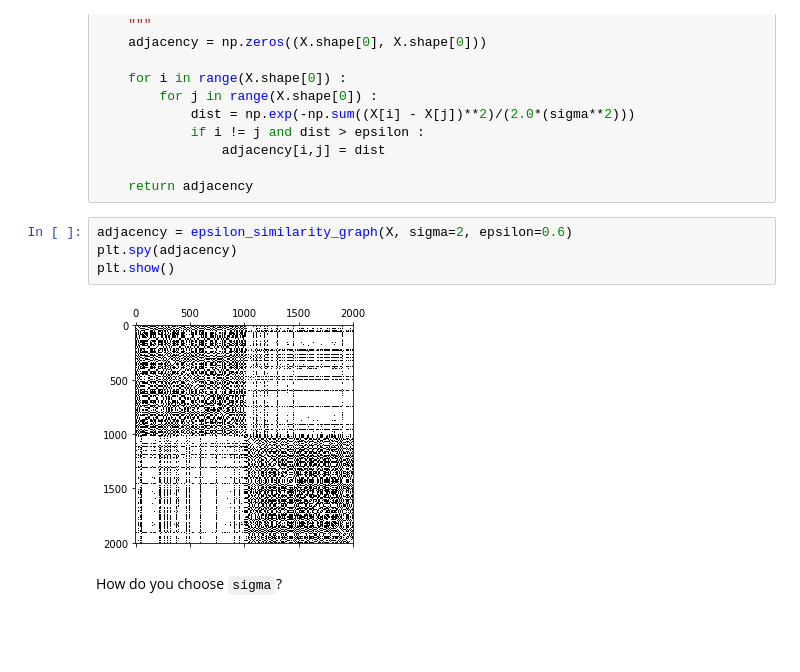
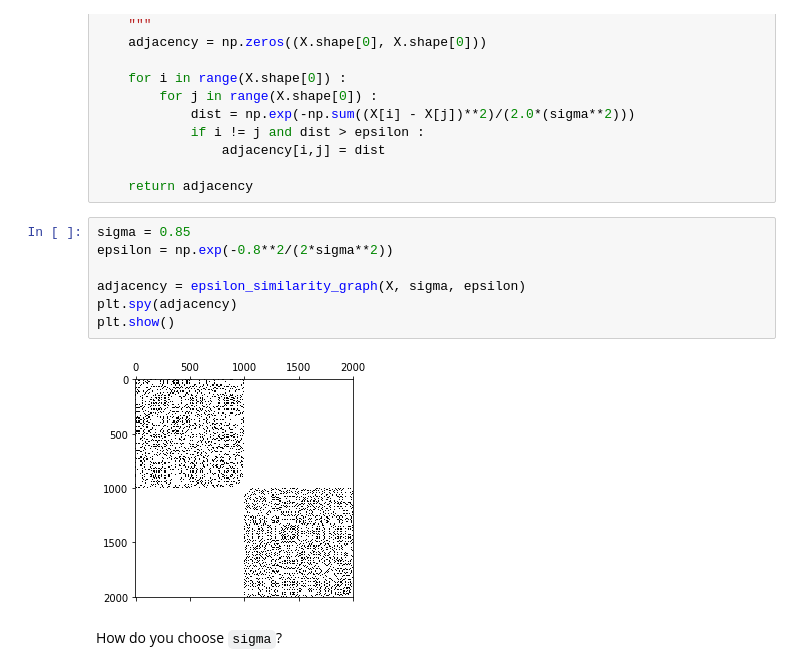
Before and after one commit to JelenaBanjac/network-science-and-graphs, a Jupyter notebook: 2_learning_with_graphs.ipynb, the cells around one changed output. Drawn from its saved outputs; the diff is of its cells as text; blank space fills up the shorter version.

```diff
--- a/2_learning_with_graphs.ipynb
+++ b/2_learning_with_graphs.ipynb
@@ -79,11 +79,14 @@ def epsilon_similarity_graph(X: np.ndarray, sigma=1, epsilon=0):
 
     return adjacency
 # %%
-adjacency = epsilon_similarity_graph(X, sigma=2, epsilon=0.6)
+sigma = 0.85
+epsilon = np.exp(-0.8**2/(2*sigma**2))
+
+adjacency = epsilon_similarity_graph(X, sigma, epsilon)
 plt.spy(adjacency)
 plt.show()
 # %% [output]
-[figure, old version]
+[figure, new version]
 # %% [markdown]
 How do you choose `sigma`?
 # %% [markdown]
```
Also changed, not shown: parts of 15 cells of this notebook.
